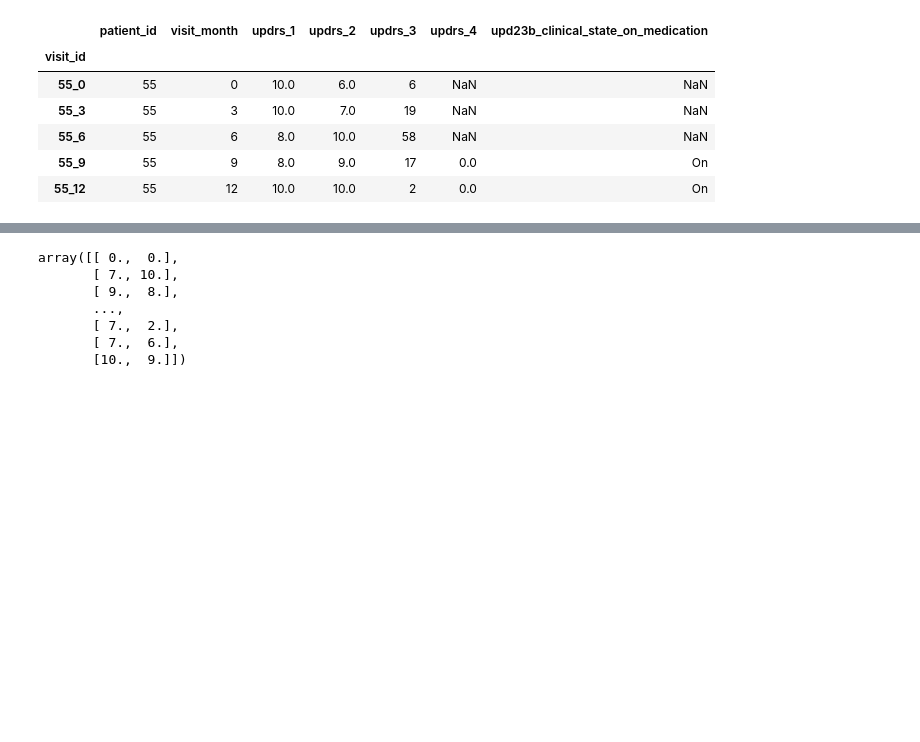
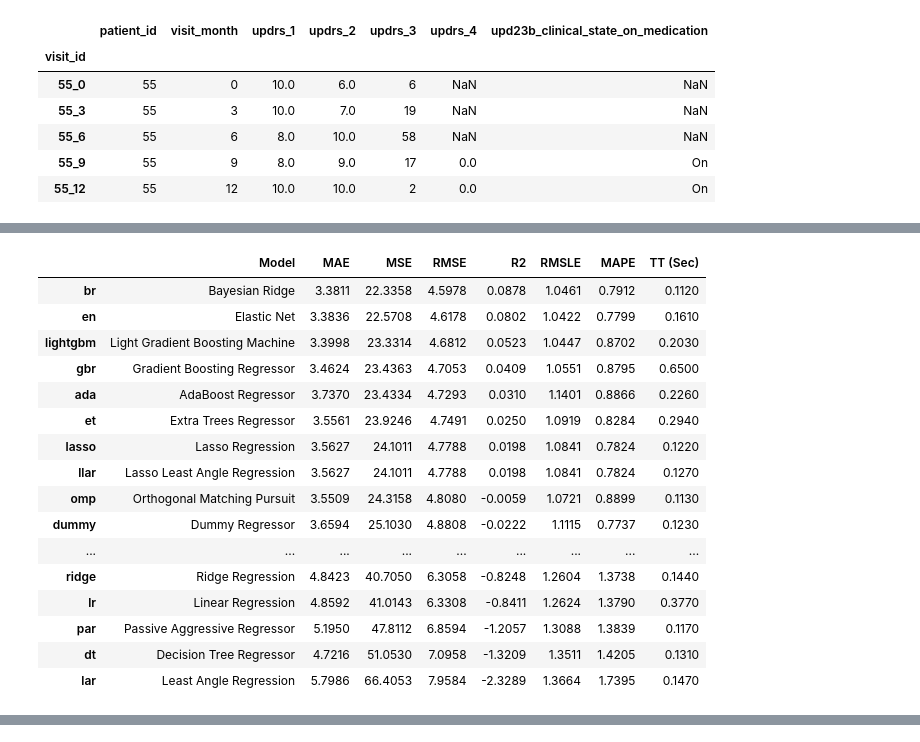
Before and after one commit to prithvidasgupta/si-618-parkinson-prediction, a Jupyter notebook: rough_work/featured_proteins.ipynb, the cells around one changed output, grey strips where cells are left out. Saved outputs shown, nothing was run; the diff lists cells and outputs as text; code cells hidden in the pictures; blank space fills up the shorter version.

```diff
--- a/rough_work/featured_proteins.ipynb
+++ b/rough_work/featured_proteins.ipynb
@@ -96,0 +209,3 @@ dataset.head()
+# %%
+best = compare_models()
+# %% [output]
@@ -96,0 +213,17 @@ dataset.head()
+|  | Model | MAE | MSE | RMSE | R2 | RMSLE | MAPE | TT (Sec) |
+| br | Bayesian Ridge | 3.3811 | 22.3358 | 4.5978 | 0.0878 | 1.0461 | 0.7912 | 0.1120 |
+| en | Elastic Net | 3.3836 | 22.5708 | 4.6178 | 0.0802 | 1.0422 | 0.7799 | 0.1610 |
+| lightgbm | Light Gradient Boosting Machine | 3.3998 | 23.3314 | 4.6812 | 0.0523 | 1.0447 | 0.8702 | 0.2030 |
+| gbr | Gradient Boosting Regressor | 3.4624 | 23.4363 | 4.7053 | 0.0409 | 1.0551 | 0.8795 | 0.6500 |
+| ada | AdaBoost Regressor | 3.7370 | 23.4334 | 4.7293 | 0.0310 | 1.1401 | 0.8866 | 0.2260 |
+| et | Extra Trees Regressor | 3.5561 | 23.9246 | 4.7491 | 0.0250 | 1.0919 | 0.8284 | 0.2940 |
+| lasso | Lasso Regression | 3.5627 | 24.1011 | 4.7788 | 0.0198 | 1.0841 | 0.7824 | 0.1220 |
+| llar | Lasso Least Angle Regression | 3.5627 | 24.1011 | 4.7788 | 0.0198 | 1.0841 | 0.7824 | 0.1270 |
+| omp | Orthogonal Matching Pursuit | 3.5509 | 24.3158 | 4.8080 | -0.0059 | 1.0721 | 0.8899 | 0.1130 |
+| dummy | Dummy Regressor | 3.6594 | 25.1030 | 4.8808 | -0.0222 | 1.1115 | 0.7737 | 0.1230 |
+| ... | ... | ... | ... | ... | ... | ... | ... | ... |
+| ridge | Ridge Regression | 4.8423 | 40.7050 | 6.3058 | -0.8248 | 1.2604 | 1.3738 | 0.1440 |
+| lr | Linear Regression | 4.8592 | 41.0143 | 6.3308 | -0.8411 | 1.2624 | 1.3790 | 0.3770 |
+| par | Passive Aggressive Regressor | 5.1950 | 47.8112 | 6.8594 | -1.2057 | 1.3088 | 1.3839 | 0.1170 |
+| dt | Decision Tree Regressor | 4.7216 | 51.0530 | 7.0958 | -1.3209 | 1.3511 | 1.4205 | 0.1310 |
+| lar | Least Angle Regression | 5.7986 | 66.4053 | 7.9584 | -2.3289 | 1.3664 | 1.7395 | 0.1470 |
@@ -98,13 +232,3 @@ dataset.head()
 Y = dataset[dataset.columns[0]].values
 X = dataset[dataset.columns[3:]].values
 X_noscale = dataset[dataset.columns[1:3]].values
-# %%
-X_noscale
-# %% [output]
-array([[ 0.,  0.],
-       [ 7., 10.],
-       [ 9.,  8.],
-       ...,
-       [ 7.,  2.],
-       [ 7.,  6.],
-       [10.,  9.]])
```
Also changed, not shown: parts of 47 cells of this notebook.
